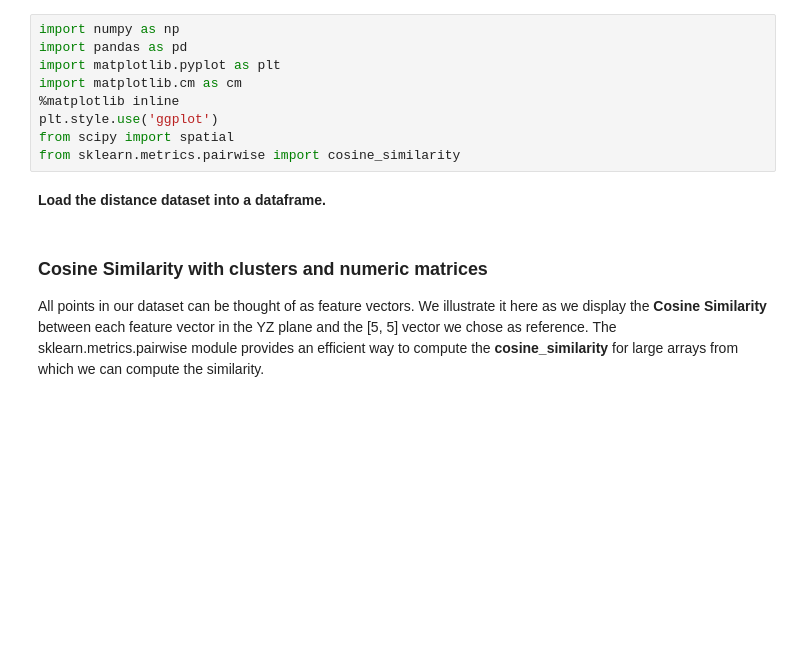
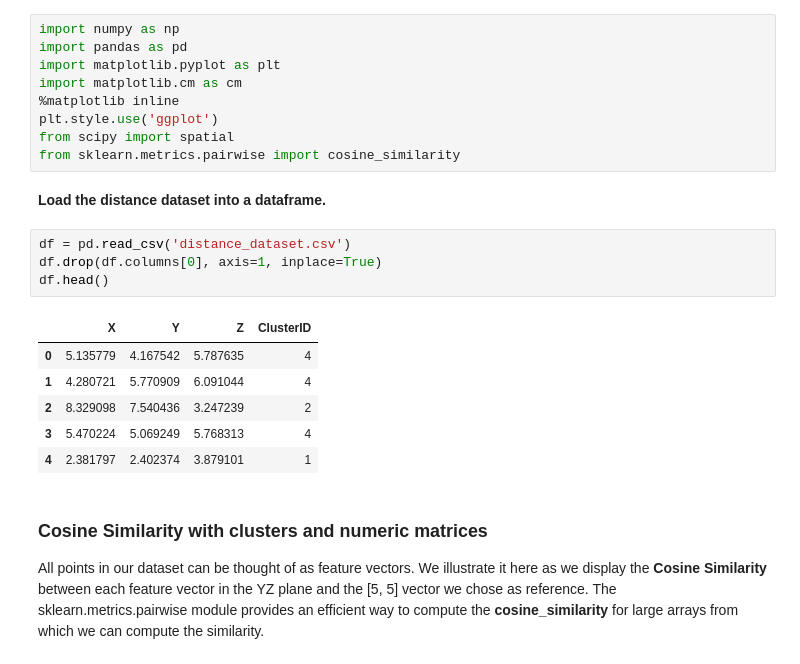
Before and after one commit to JasonCaldwellMBA/Cosine_Similarity, a Jupyter notebook: Cosine_Similarity_Case_Study.ipynb, the cells around one changed output. Drawn from its saved outputs; the diff is of its cells as text; blank space fills up the shorter version.

```diff
--- a/Cosine_Similarity_Case_Study.ipynb
+++ b/Cosine_Similarity_Case_Study.ipynb
@@ -15,6 +15,17 @@ from scipy import spatial
 from sklearn.metrics.pairwise import cosine_similarity
 # %% [markdown]
 **Load the distance dataset into a dataframe.**
+# %%
+df = pd.read_csv('distance_dataset.csv')
+df.drop(df.columns[0], axis=1, inplace=True)
+df.head()
+# %% [output]
+|  | X | Y | Z | ClusterID |
+| 0 | 5.135779 | 4.167542 | 5.787635 | 4 |
+| 1 | 4.280721 | 5.770909 | 6.091044 | 4 |
+| 2 | 8.329098 | 7.540436 | 3.247239 | 2 |
+| 3 | 5.470224 | 5.069249 | 5.768313 | 4 |
+| 4 | 2.381797 | 2.402374 | 3.879101 | 1 |
 # %% [markdown]
 ### Cosine Similarity with clusters and numeric matrices
 
```
Also changed, not shown: parts of 4 cells of this notebook, 2 other files.
